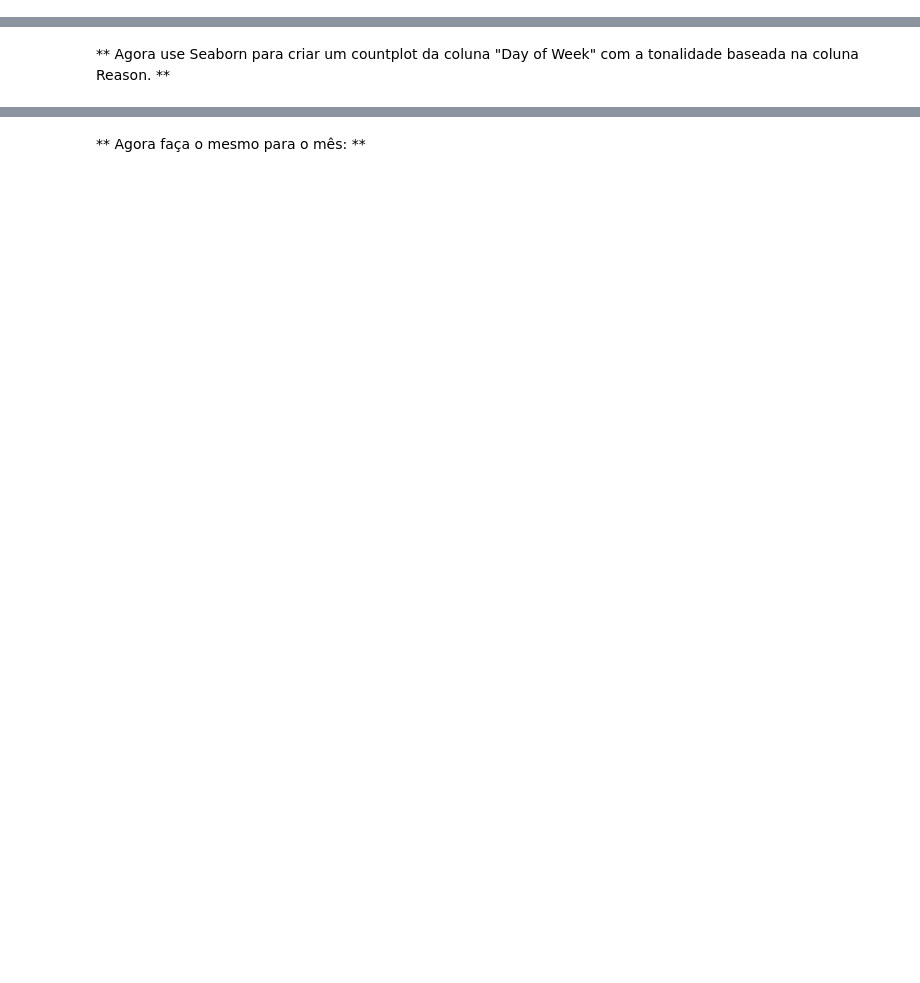
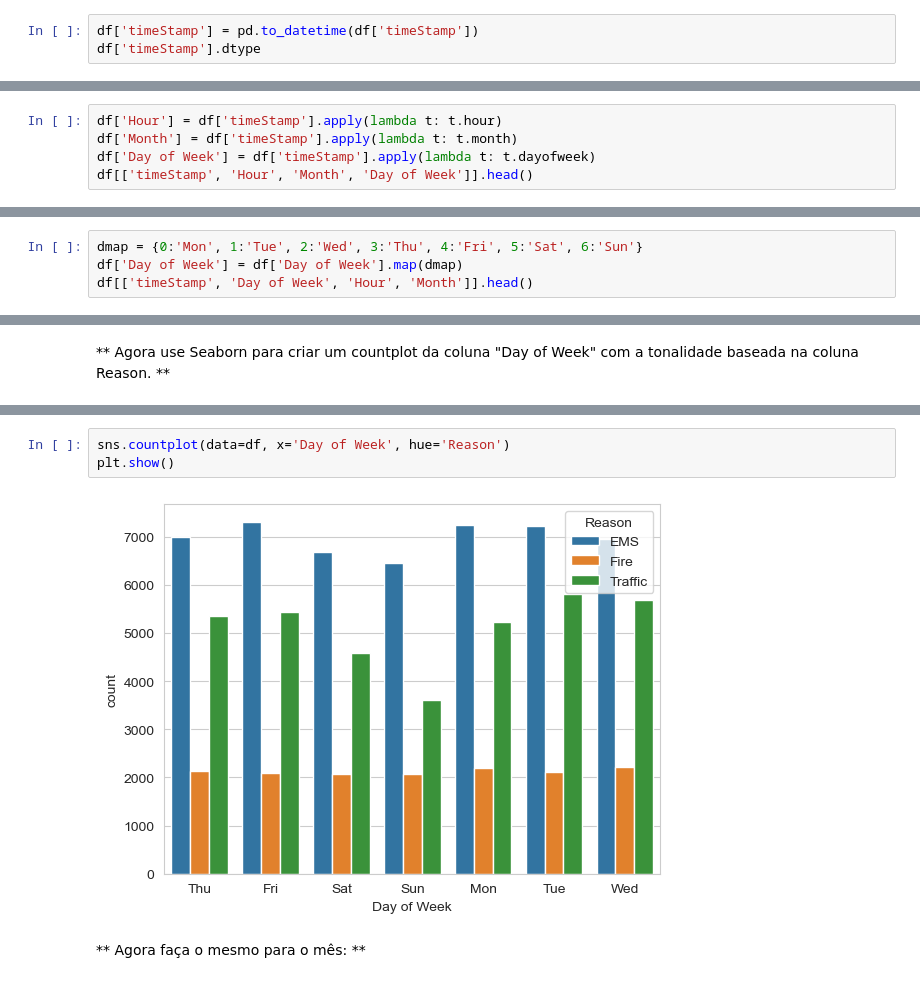
Before and after one commit to peudias/data-cleaning-preparation-cd, a Jupyter notebook: src/Projeto - Ligações para o 911.ipynb, the cells around one changed output, grey strips where cells are left out. Drawn from its saved outputs; the diff is of its cells as text; blank space fills up the shorter version.

```diff
--- a/src/Projeto - Ligações para o 911.ipynb
+++ b/src/Projeto - Ligações para o 911.ipynb
@@ -103,2 +137,5 @@ str
 # %% [markdown]
 ** Você deveria ter notado que esses timestamps ainda são strings. Use [pd.to_datetime](http://pandas.pydata.org/pandas-docs/stable/generated/pandas.to_datetime.html) para converter a coluna de strings em objetos DateTime. **
+# %%
+df['timeStamp'] = pd.to_datetime(df['timeStamp'])
+df['timeStamp'].dtype
@@ -109,3 +148,8 @@ str
     time.hour
 
 ** Você pode usar o método de consulta de funções do Jupyter (Tab) para explorar os vários atributos que você pode chamar. Agora que a coluna timestamp é realmente objetos DateTime, use .apply () para criar 3 novas colunas chamadas Hour, Month e Day of Week. Você criará essas colunas com base na coluna timeStamp, consulte as soluções se você ficar preso nesta etapa. **
+# %%
+df['Hour'] = df['timeStamp'].apply(lambda t: t.hour)
+df['Month'] = df['timeStamp'].apply(lambda t: t.month)
+df['Day of Week'] = df['timeStamp'].apply(lambda t: t.dayofweek)
+df[['timeStamp', 'Hour', 'Month', 'Day of Week']].head()
@@ -113,3 +164,7 @@ str
 ** Observe como o dia da demana é um número inteiro de 0-6. Use o .map () com este dicionário para mapear os nomes das seqüências reais para o dia da semana: **
 
     dmap = {0:'Mon',1:'Tue',2:'Wed',3:'Thu',4:'Fri',5:'Sat',6:'Sun'}
+# %%
+dmap = {0:'Mon', 1:'Tue', 2:'Wed', 3:'Thu', 4:'Fri', 5:'Sat', 6:'Sun'}
+df['Day of Week'] = df['Day of Week'].map(dmap)
+df[['timeStamp', 'Day of Week', 'Hour', 'Month']].head()
@@ -122,2 +180,7 @@ str
+# %%
+sns.countplot(data=df, x='Day of Week', hue='Reason')
+plt.show()
+# %% [output]
+[figure, added]
 # %% [markdown]
 ** Agora faça o mesmo para o mês: **
```
Also changed, not shown: parts of 49 cells of this notebook.
